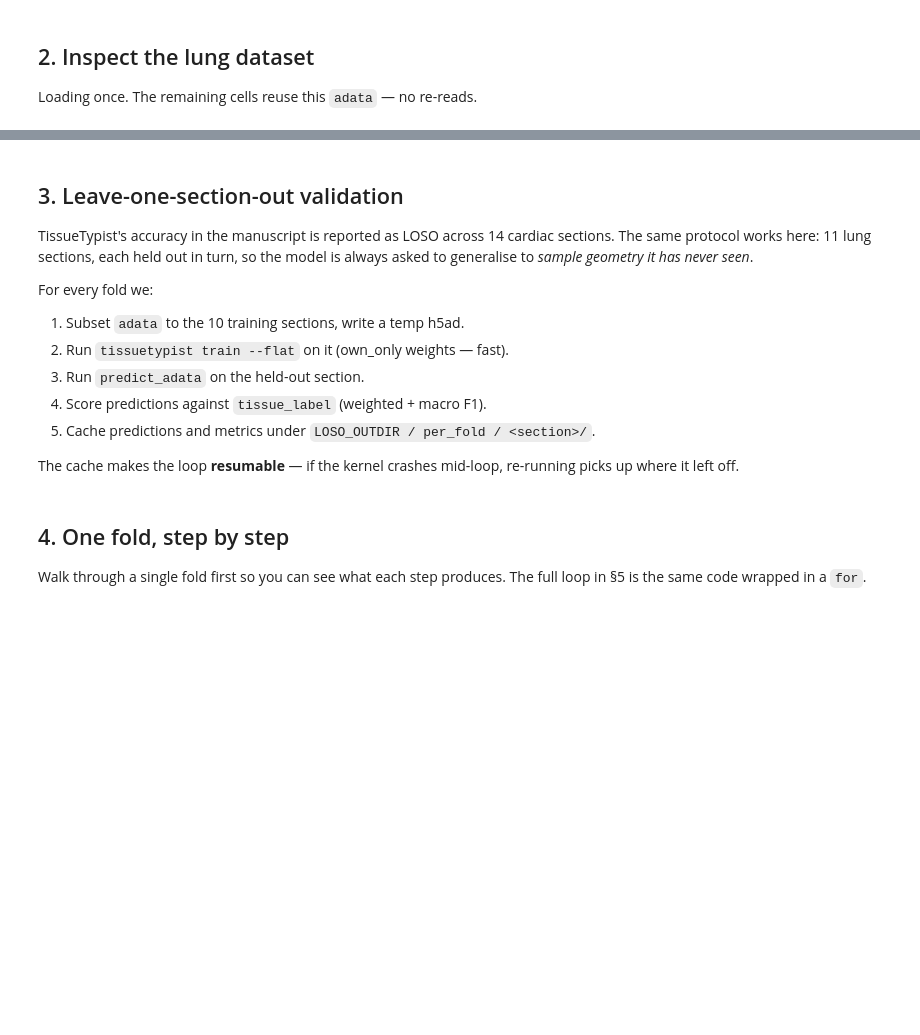
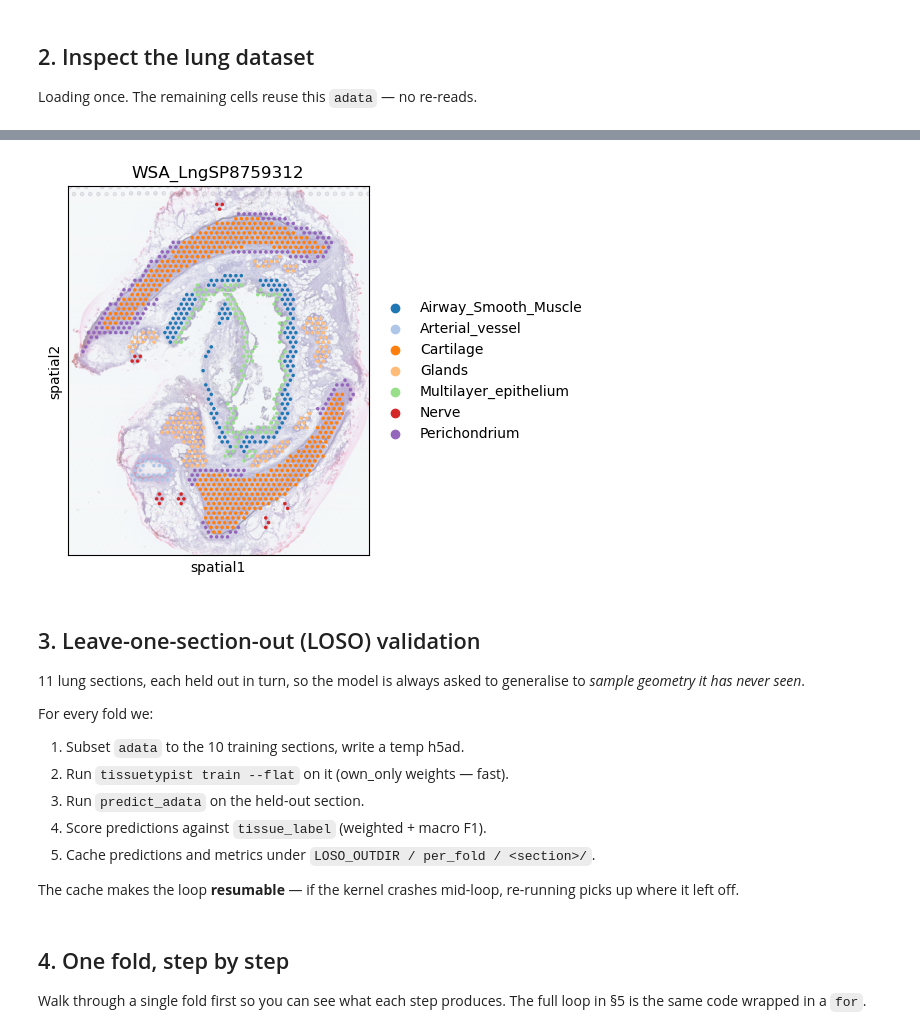
Before and after one commit to Teichlab/TissueTypist, a Jupyter notebook: notebooks/demo_lung_loso.ipynb, the cells around one changed output, grey strips where cells are left out. Cells and saved outputs as stored; diff of their text form; code cells hidden in the pictures; blank space fills up the shorter version.

```diff
--- a/notebooks/demo_lung_loso.ipynb
+++ b/notebooks/demo_lung_loso.ipynb
@@ -45,7 +26,7 @@ LOSO_OUTDIR.mkdir(parents=True, exist_ok=True)
 assert LUNG_QUERY.exists(), f"Missing input: {LUNG_QUERY}"
 # %%
 import json, subprocess, warnings
-warnings.filterwarnings("ignore", category=FutureWarning)
+warnings.filterwarnings("ignore")
 
 import anndata as ad
 import numpy as np
@@ -57,3 +38,8 @@ import seaborn as sns
 import tissuetypist
 from tissuetypist import predict_adata
 print("TissueTypist:", getattr(tissuetypist, "__version__", "(dev install)"))
+
+import matplotlib as mpl
+# enables correct plotting of text
+mpl.rcParams['pdf.fonttype'] = 42
+mpl.rcParams['ps.fonttype'] = 42
@@ -59,0 +48,20 @@ print("TissueTypist:", getattr(tissuetypist, "__version__", "(dev install)"))
+# %%
+# https://cell2location.readthedocs.io/en/latest/notebooks/cell2location_short_demo.html
+def select_slide(adata, s, s_col='sample'):
+    r""" This function selects the data for one slide from the spatial anndata object.
+
+    :param adata: Anndata object with multiple spatial experiments
+    :param s: name of selected experiment
+    :param s_col: column in adata.obs listing experiment name for each location
+    """
+
+    slide = adata[adata.obs[s_col].isin([s]), :]
+    s_keys = list(slide.uns['spatial'].keys())
+    s_spatial = np.array(s_keys)[[s in k for k in s_keys]][0]
+
+    slide.uns['spatial'] = {s_spatial: slide.uns['spatial'][s_spatial]}
+
+    return slide
+
+import seaborn as sns
+import matplotlib.pyplot as plt
@@ -99,9 +135,15 @@ plt.show()
+# %%
+# Quick spatial preview of a single section.
+section = 'WSA_LngSP8759312'
+slide = select_slide(adata, s=section, s_col='section_ID')
+sc.pl.spatial(slide, color='tissue_label', alpha_img=0.5,
+              palette=label_to_colour, title=section)
+# %% [output]
+[figure, added]
 # %% [markdown]
-## 3. Leave-one-section-out validation
+## 3. Leave-one-section-out (LOSO) validation
 
-TissueTypist's accuracy in the manuscript is reported as LOSO across
-14 cardiac sections. The same protocol works here: 11 lung sections,
-each held out in turn, so the model is always asked to generalise to
+11 lung sections, each held out in turn, so the model is always asked to generalise to
 *sample geometry it has never seen*.
 
 For every fold we:
```
Also changed, not shown: parts of 26 cells of this notebook, 1 other file.
